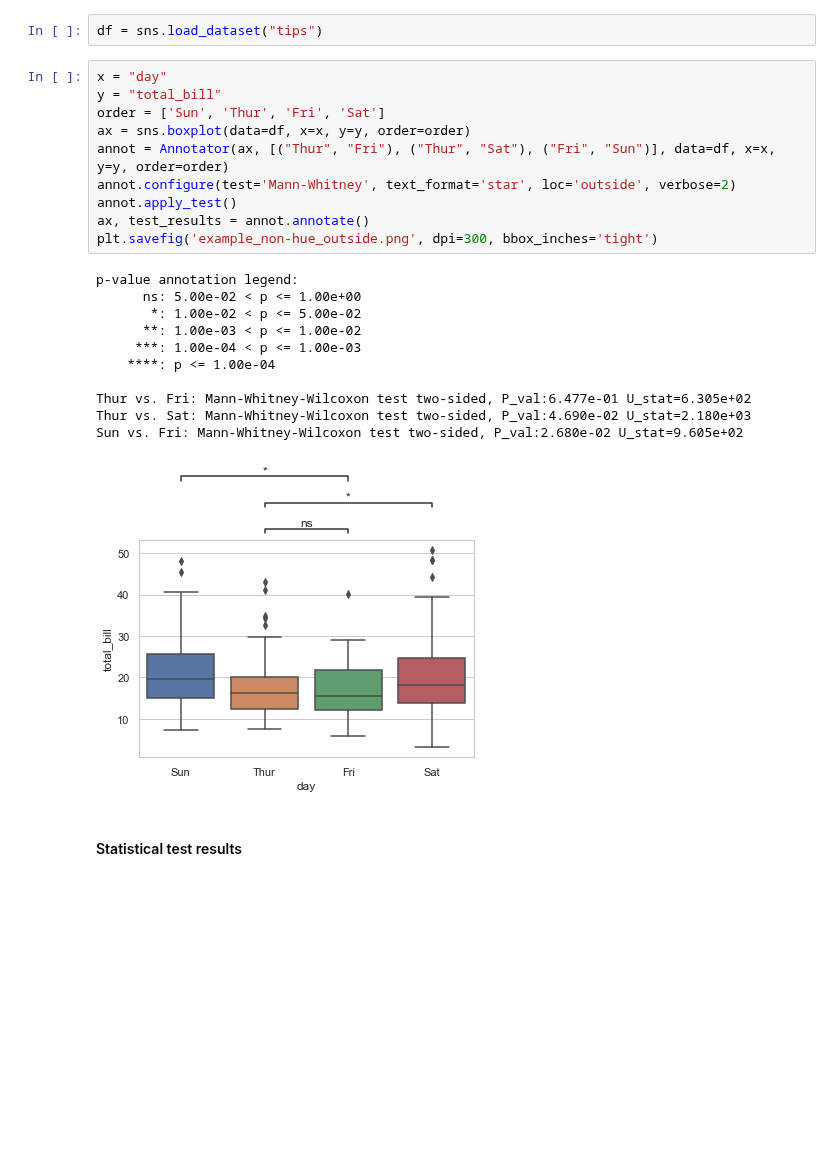
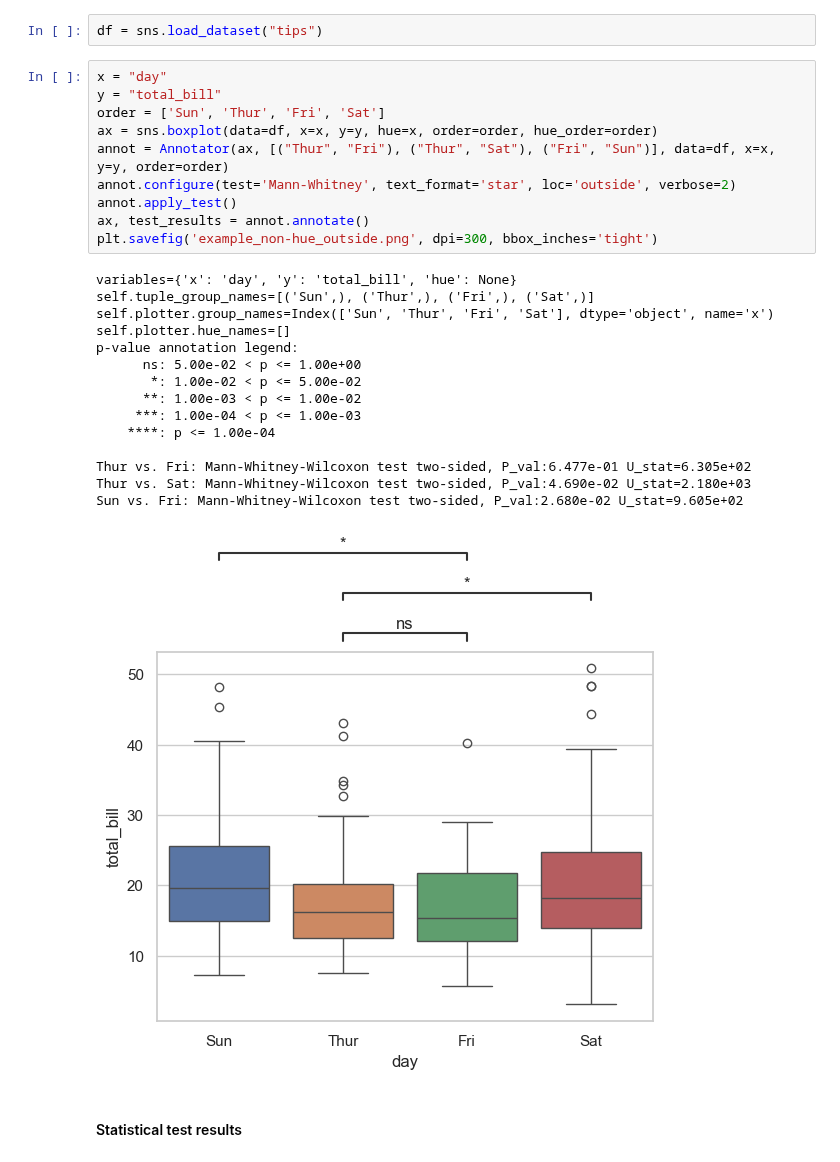
Before and after one commit to trevismd/statannotations, a Jupyter notebook: usage/example.ipynb, the cells around one changed output. Drawn from its saved outputs; the diff is of its cells as text; blank space fills up the shorter version.

```diff
--- a/usage/example.ipynb
+++ b/usage/example.ipynb
@@ -18,25 +18,29 @@ df = sns.load_dataset("tips")
 # %%
 x = "day"
 y = "total_bill"
 order = ['Sun', 'Thur', 'Fri', 'Sat']
-ax = sns.boxplot(data=df, x=x, y=y, order=order)
+ax = sns.boxplot(data=df, x=x, y=y, hue=x, order=order, hue_order=order)
 annot = Annotator(ax, [("Thur", "Fri"), ("Thur", "Sat"), ("Fri", "Sun")], data=df, x=x, y=y, order=order)
 annot.configure(test='Mann-Whitney', text_format='star', loc='outside', verbose=2)
 annot.apply_test()
 ax, test_results = annot.annotate()
 plt.savefig('example_non-hue_outside.png', dpi=300, bbox_inches='tight')
 # %% [output]
+variables={'x': 'day', 'y': 'total_bill', 'hue': None}
+self.tuple_group_names=[('Sun',), ('Thur',), ('Fri',), ('Sat',)]
+self.plotter.group_names=Index(['Sun', 'Thur', 'Fri', 'Sat'], dtype='object', name='x')
+self.plotter.hue_names=[]
 p-value annotation legend:
       ns: 5.00e-02 < p <= 1.00e+00
        *: 1.00e-02 < p <= 5.00e-02
       **: 1.00e-03 < p <= 1.00e-02
      ***: 1.00e-04 < p <= 1.00e-03
     ****: p <= 1.00e-04
 
 Thur vs. Fri: Mann-Whitney-Wilcoxon test two-sided, P_val:6.477e-01 U_stat=6.305e+02
 Thur vs. Sat: Mann-Whitney-Wilcoxon test two-sided, P_val:4.690e-02 U_stat=2.180e+03
 Sun vs. Fri: Mann-Whitney-Wilcoxon test two-sided, P_val:2.680e-02 U_stat=9.605e+02
-[figure, old version]
+[figure, new version]
 # %% [markdown]
 #### Statistical test results
 # %% [markdown]
```
Also changed, not shown: parts of 20 cells of this notebook.
